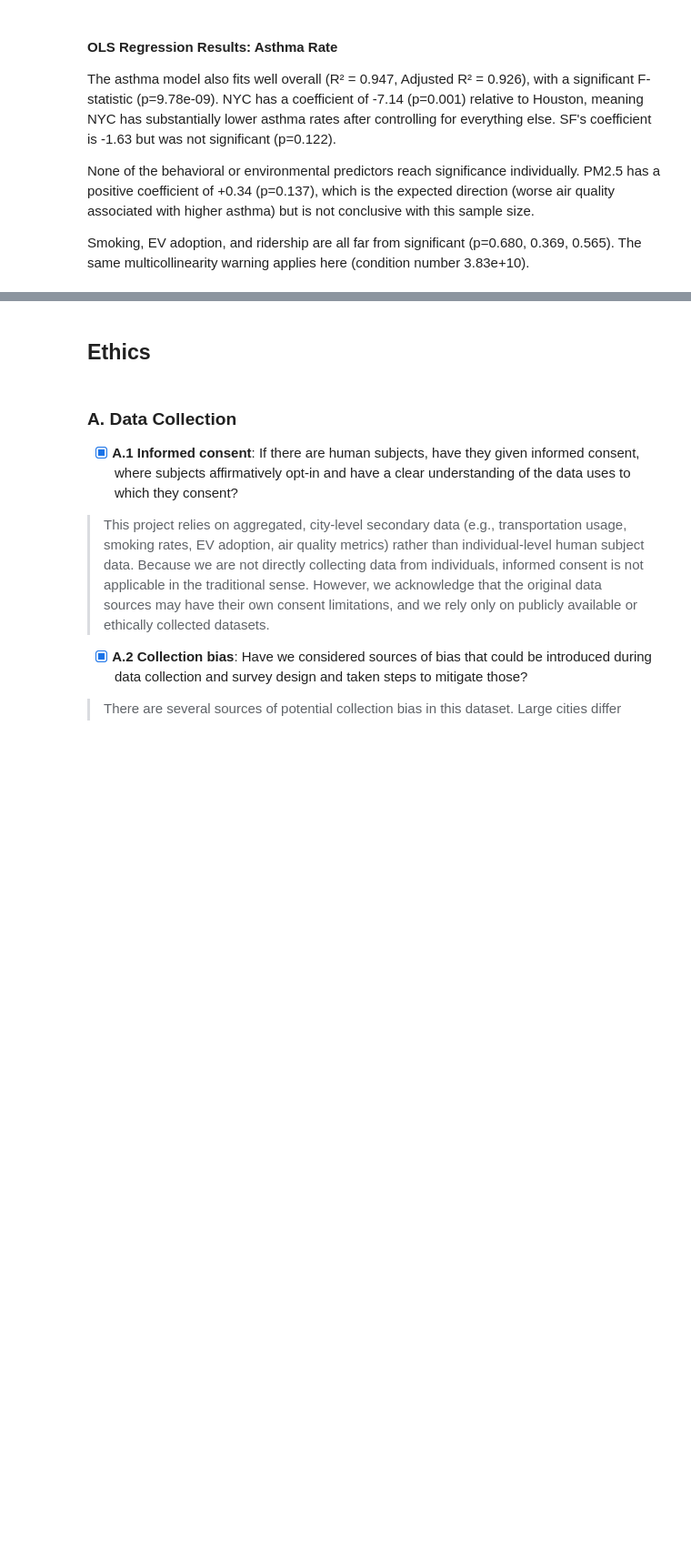
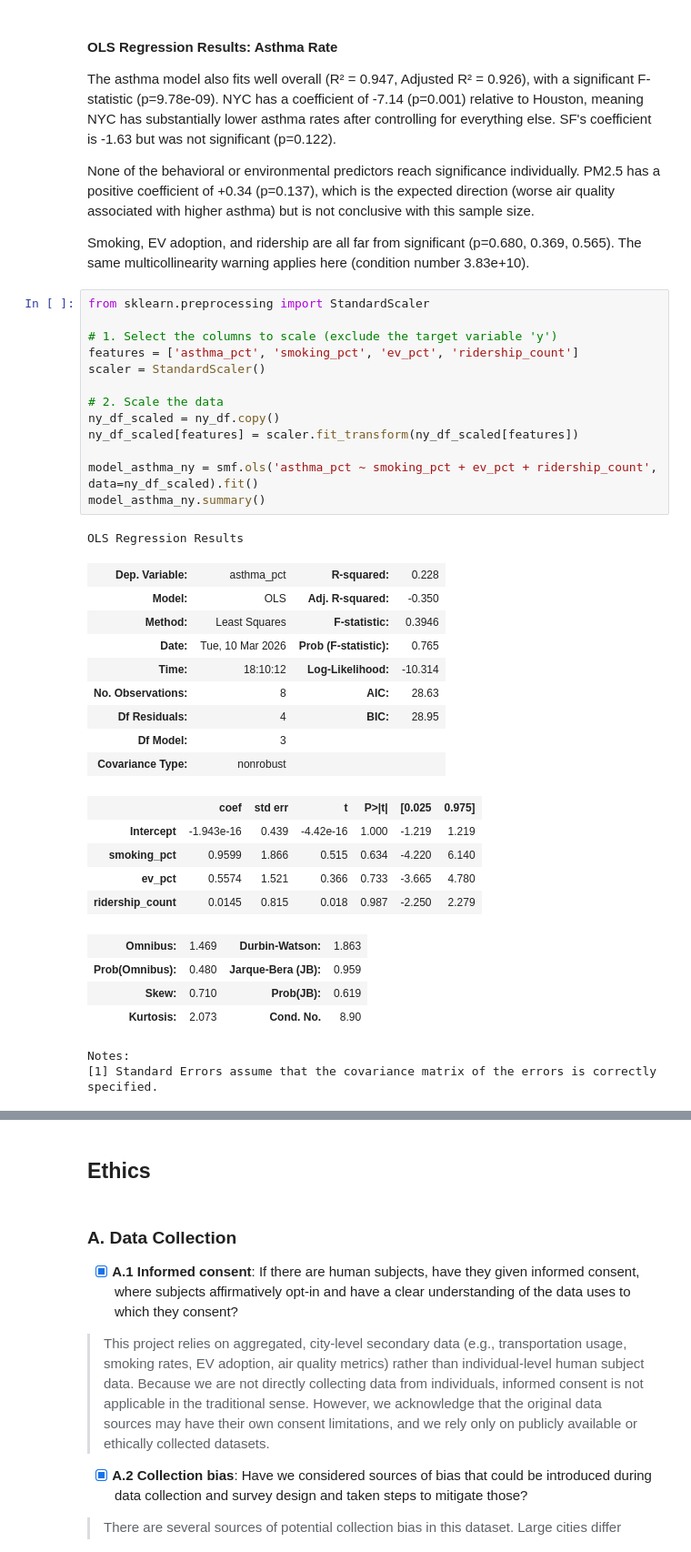
Before and after one commit to COGS108/Group026_WI26, a Jupyter notebook: 03-FinalProject.ipynb, the cells around one changed output, grey strips where cells are left out. Shown at 91% size. Saved outputs shown, nothing was run; the diff lists cells and outputs as text; blank space fills up the shorter version.

```diff
--- a/03-FinalProject.ipynb
+++ b/03-FinalProject.ipynb
@@ -658,3 +676,38 @@ The asthma model also fits well overall (R² = 0.947, Adjusted R² = 0.926), wit
 None of the behavioral or environmental predictors reach significance individually. PM2.5 has a positive coefficient of +0.34 (p=0.137), which is the expected direction (worse air quality associated with higher asthma) but is not conclusive with this sample size.
 
 Smoking, EV adoption, and ridership are all far from significant (p=0.680, 0.369, 0.565). The same multicollinearity warning applies here (condition number 3.83e+10).
+# %%
+from sklearn.preprocessing import StandardScaler
+
+# 1. Select the columns to scale (exclude the target variable 'y')
+features = ['asthma_pct', 'smoking_pct', 'ev_pct', 'ridership_count']
+scaler = StandardScaler()
+
+# 2. Scale the data
+ny_df_scaled = ny_df.copy()
+ny_df_scaled[features] = scaler.fit_transform(ny_df_scaled[features])
+
+model_asthma_ny = smf.ols('asthma_pct ~ smoking_pct + ev_pct + ridership_count', data=ny_df_scaled).fit()
+model_asthma_ny.summary()
+# %% [output]
+OLS Regression Results
+| Dep. Variable: | asthma_pct | R-squared: | 0.228 |
+| Model: | OLS | Adj. R-squared: | -0.350 |
+| Method: | Least Squares | F-statistic: | 0.3946 |
+| Date: | Tue, 10 Mar 2026 | Prob (F-statistic): | 0.765 |
+| Time: | 18:10:12 | Log-Likelihood: | -10.314 |
+| No. Observations: | 8 | AIC: | 28.63 |
+| Df Residuals: | 4 | BIC: | 28.95 |
+| Df Model: | 3 |  |  |
+| Covariance Type: | nonrobust |  |  |
+|  | coef | std err | t | P>|t| | [0.025 | 0.975] |
+| Intercept | -1.943e-16 | 0.439 | -4.42e-16 | 1.000 | -1.219 | 1.219 |
+| smoking_pct | 0.9599 | 1.866 | 0.515 | 0.634 | -4.220 | 6.140 |
+| ev_pct | 0.5574 | 1.521 | 0.366 | 0.733 | -3.665 | 4.780 |
+| ridership_count | 0.0145 | 0.815 | 0.018 | 0.987 | -2.250 | 2.279 |
+| Omnibus: | 1.469 | Durbin-Watson: | 1.863 |
+| Prob(Omnibus): | 0.480 | Jarque-Bera (JB): | 0.959 |
+| Skew: | 0.710 | Prob(JB): | 0.619 |
+| Kurtosis: | 2.073 | Cond. No. | 8.90 |
+Notes:
+[1] Standard Errors assume that the covariance matrix of the errors is correctly specified.
```
Also changed, not shown: parts of 8 cells of this notebook, 1 other file.
